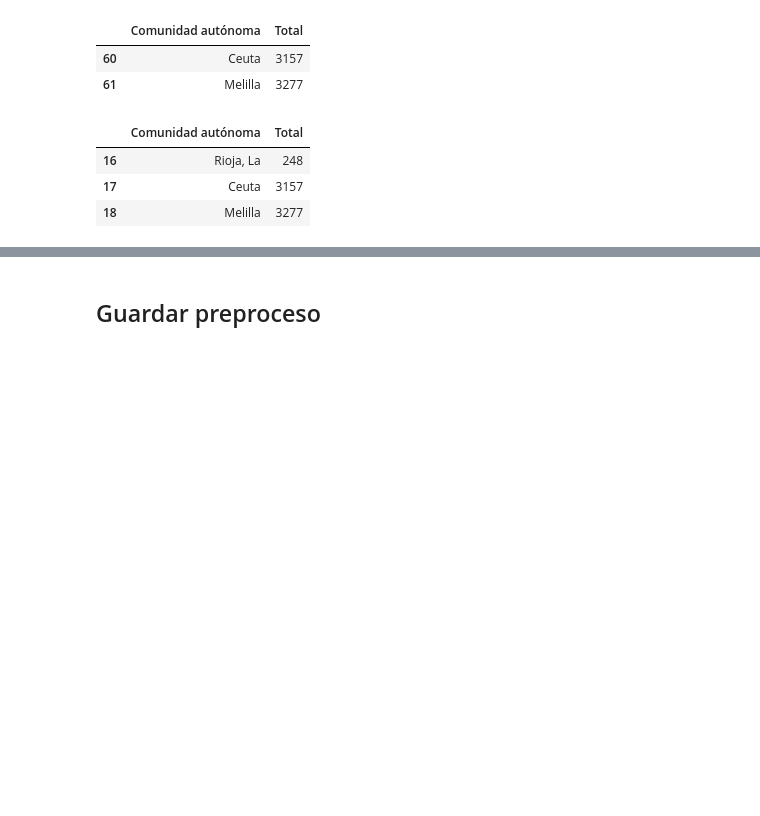
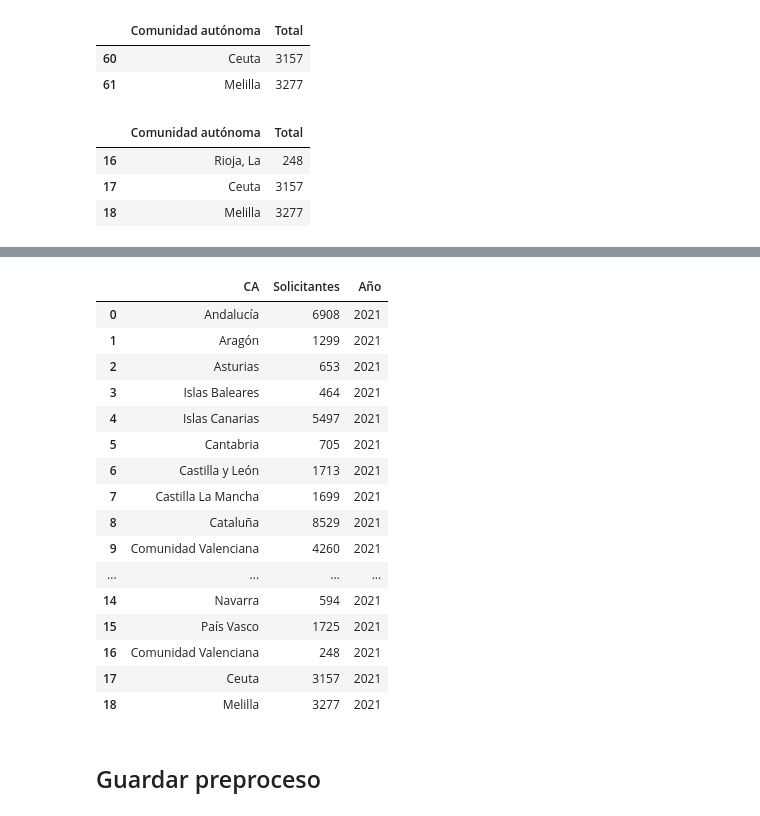
Before and after one commit to MariaBlancoGonzalez/Refugees-A-deep-analysis-of-refugee-crisis-data, a Jupyter notebook: notebooks/3.0-data-preprocessing.ipynb, the cells around one changed output, grey strips where cells are left out. Drawn from its saved outputs; the diff is of its cells as text; code cells hidden in the pictures; blank space fills up the shorter version.

```diff
--- a/notebooks/3.0-data-preprocessing.ipynb
+++ b/notebooks/3.0-data-preprocessing.ipynb
@@ -616,6 +611,25 @@ Año      0
 dtype: int64
 # %%
 spain21['Año'] = 2021
+spain21
+# %% [output]
+|  | CA | Solicitantes | Año |
+| 0 | Andalucía | 6908 | 2021 |
+| 1 | Aragón | 1299 | 2021 |
+| 2 | Asturias | 653 | 2021 |
+| 3 | Islas Baleares | 464 | 2021 |
+| 4 | Islas Canarias | 5497 | 2021 |
+| 5 | Cantabria | 705 | 2021 |
+| 6 | Castilla y León | 1713 | 2021 |
+| 7 | Castilla La Mancha | 1699 | 2021 |
+| 8 | Cataluña | 8529 | 2021 |
+| 9 | Comunidad Valenciana | 4260 | 2021 |
+| ... | ... | ... | ... |
+| 14 | Navarra | 594 | 2021 |
+| 15 | País Vasco | 1725 | 2021 |
+| 16 | Comunidad Valenciana | 248 | 2021 |
+| 17 | Ceuta | 3157 | 2021 |
+| 18 | Melilla | 3277 | 2021 |
 # %% [markdown]
 ## Guardar preproceso
 # %%
```
Also changed, not shown: parts of 19 cells of this notebook, 2 other files.
